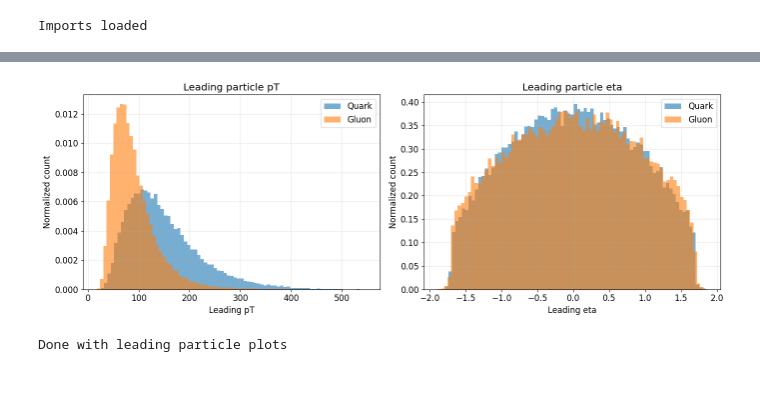
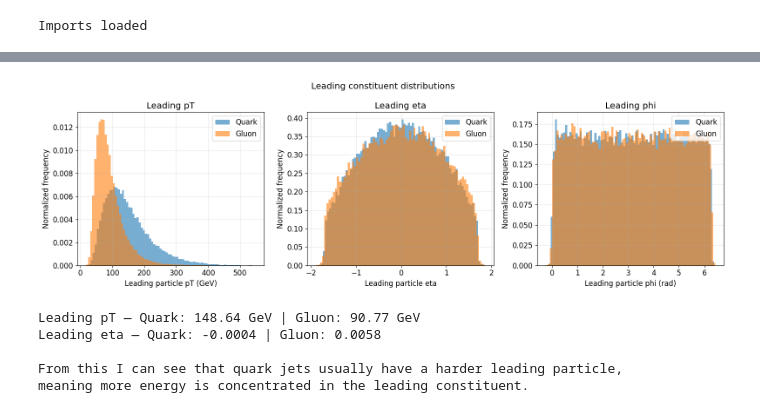
Before and after one commit to vennelavarshini18/HEPSIM_Screening, a Jupyter notebook: HEPSIM_Evaluation.ipynb, the cells around one changed output, grey strips where cells are left out. Saved outputs shown, nothing was run; the diff lists cells and outputs as text; code cells hidden in the pictures; blank space fills up the shorter version.

```diff
--- a/HEPSIM_Evaluation.ipynb
+++ b/HEPSIM_Evaluation.ipynb
@@ -161,37 +181,56 @@ Gluon mean : 53.21812 ± 15.76477794533117
 # %%
-# get highest pT particle from each jet
-def get_leading_particle(jets):
+# (a-iii) distribution of the leading (highest pT) particle in each jet
+def get_leading(jets):
+    # get the particle with highest pT in every jet
     idx = np.argmax(jets[:, :, 0], axis=1)
-    return jets[np.arange(len(jets)), idx]
+    return jets[np.arange(len(jets)), idx]   # returns (pT, eta, phi, pdgid)
 
-lead_q = get_leading_particle(X_q)
-lead_g = get_leading_particle(X_g)
+lead_q = get_leading(X_q)
+lead_g = get_leading(X_g)
 
-fig, ax = plt.subplots(1, 2, figsize=(14,5))
+fig, axes = plt.subplots(1, 3, figsize=(16, 5))
 
 # pT distribution
-ax[0].hist(lead_q[:,0], bins=80, alpha=0.6, density=True, label="Quark")
-ax[0].hist(lead_g[:,0], bins=80, alpha=0.6, density=True, label="Gluon")
-ax[0].set_xlabel("Leading pT")
-ax[0].set_ylabel("Normalized count")
-ax[0].set_title("Leading particle pT")
-ax[0].legend()
-ax[0].grid(alpha=0.3)
+axes[0].hist(lead_q[:, 0], bins=80, alpha=0.6, density=True, label="Quark")
+axes[0].hist(lead_g[:, 0], bins=80, alpha=0.6, density=True, label="Gluon")
+axes[0].set_xlabel("Leading particle pT (GeV)")
+axes[0].set_ylabel("Normalized frequency")
+axes[0].set_title("Leading pT")
+axes[0].legend()
+axes[0].grid(alpha=0.3)
 
 # eta distribution
-ax[1].hist(lead_q[:,1], bins=80, alpha=0.6, density=True, label="Quark")
-ax[1].hist(lead_g[:,1], bins=80, alpha=0.6, density=True, label="Gluon")
-ax[1].set_xlabel("Leading eta")
-ax[1].set_ylabel("Normalized count")
-ax[1].set_title("Leading particle eta")
-ax[1].legend()
-ax[1].grid(alpha=0.3)
+axes[1].hist(lead_q[:, 1], bins=80, alpha=0.6, density=True, label="Quark")
+axes[1].hist(lead_g[:, 1], bins=80, alpha=0.6, density=True, label="Gluon")
+axes[1].set_xlabel("Leading particle eta")
+axes[1].set_ylabel("Normalized frequency")
+axes[1].set_title("Leading eta")
+axes[1].legend()
+axes[1].grid(alpha=0.3)
 
+# phi distribution
+axes[2].hist(lead_q[:, 2], bins=80, alpha=0.6, density=True, label="Quark")
+axes[2].hist(lead_g[:, 2], bins=80, alpha=0.6, density=True, label="Gluon")
+axes[2].set_xlabel("Leading particle phi (rad)")
+axes[2].set_ylabel("Normalized frequency")
+axes[2].set_title("Leading phi")
+axes[2].legend()
+axes[2].grid(alpha=0.3)
+
+plt.suptitle("Leading constituent distributions")
 plt.tight_layout()
 plt.show()
 
-print("Done with leading particle plots")
+print(f"Leading pT — Quark: {lead_q[:,0].mean():.2f} GeV | Gluon: {lead_g[:,0].mean():.2f} GeV")
+print(f"Leading eta — Quark: {lead_q[:,1].mean():.4f} | Gluon: {lead_g[:,1].mean():.4f}")
+
+print("\nFrom this I can see that quark jets usually have a harder leading particle,")
+print("meaning more energy is concentrated in the leading constituent.")
 # %% [output]
-[figure, old version]
+[figure, new version]
-Done with leading particle plots
+Leading pT — Quark: 148.64 GeV | Gluon: 90.77 GeV
+Leading eta — Quark: -0.0004 | Gluon: 0.0058
+
+From this I can see that quark jets usually have a harder leading particle,
+meaning more energy is concentrated in the leading constituent.
 # %%
```
Also changed, not shown: parts of 23 cells of this notebook.
